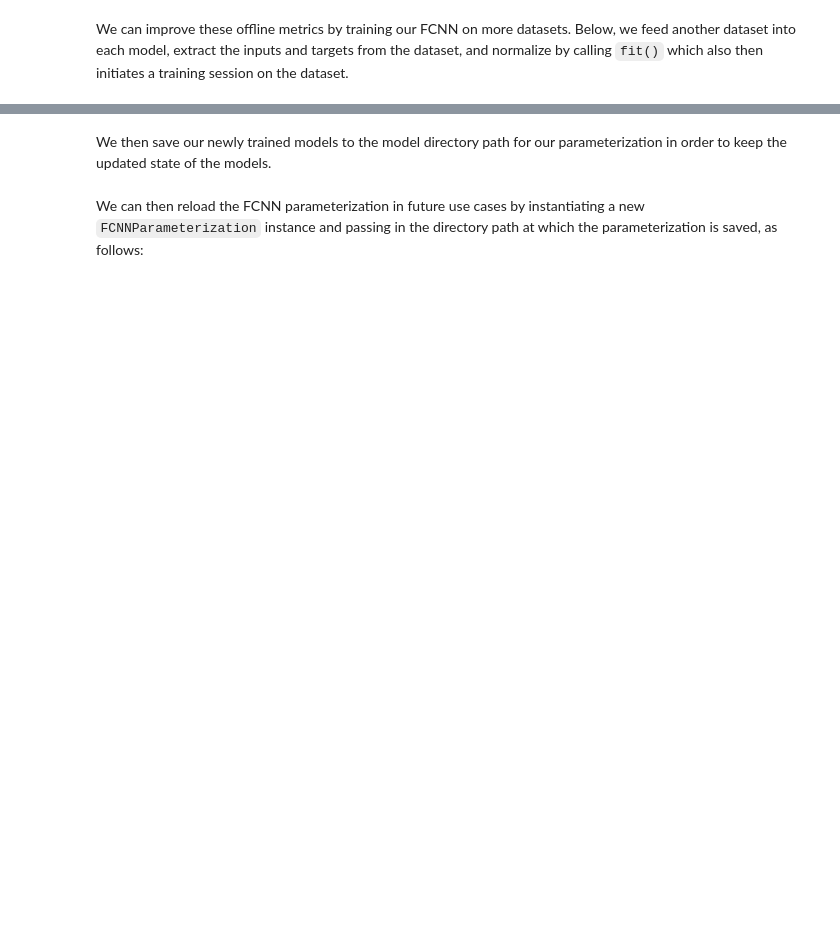
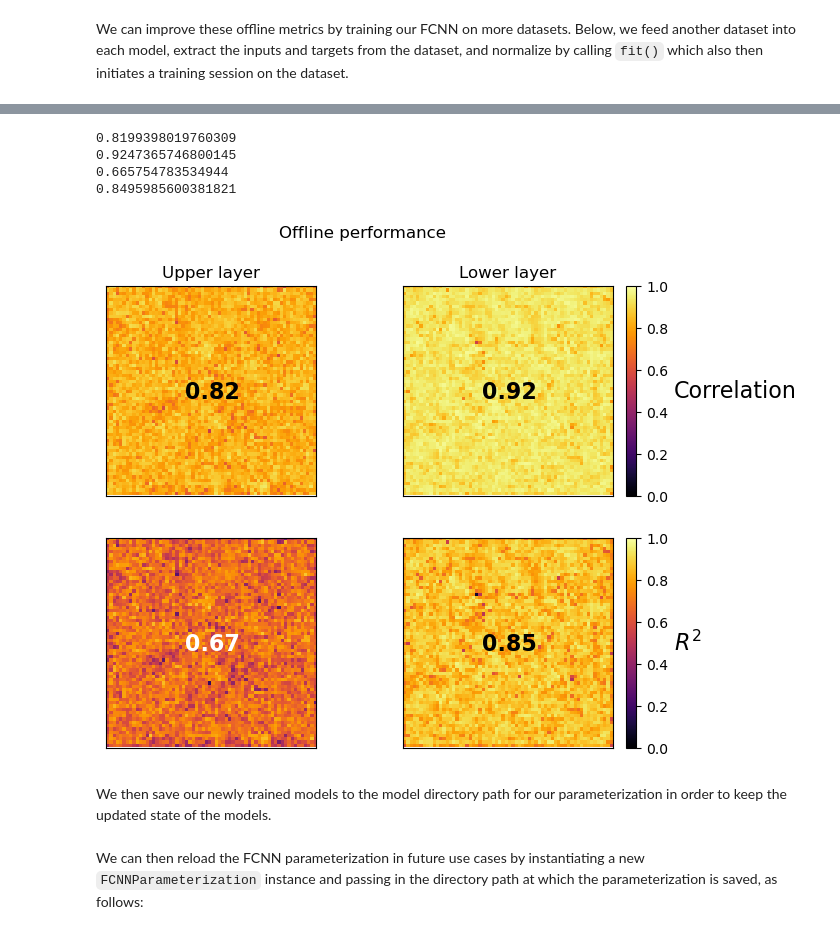
Before and after one commit to m2lines/MLwithQG, a Jupyter notebook: notebooks/Using Neural Networks for Subgrid Forcing Parameterizations.ipynb, the cells around one changed output, grey strips where cells are left out. Saved outputs shown, nothing was run; the diff lists cells and outputs as text; code cells hidden in the pictures; blank space fills up the shorter version.

```diff
--- a/notebooks/Using Neural Networks for Subgrid Forcing Parameterizations.ipynb
+++ b/notebooks/Using Neural Networks for Subgrid Forcing Parameterizations.ipynb
@@ -104,3 +104,6 @@ for m in param.models:
     new_inputs = m.extract_inputs(training_ds2)
     new_targets = m.extract_targets(training_ds2)
     m.fit(new_inputs, new_targets, rescale=True)
+# %%
+preds2 = param.test_offline(test_ds)
+preds2
@@ -107,3 +129,21 @@ for m in param.models:
+# %%
+plt.figure(figsize=(7.6,6)).suptitle("Offline performance")
+
+for z in [0,1]:
+    plt.subplot(2,2,z+1,title=f"{['Upper','Lower'][z]} layer")
+    imshow(preds2.q_subgrid_forcing_spatial_correlation.isel(lev=z))
+    if z: colorbar("Correlation")
+
+for z in [0,1]:
+    plt.subplot(2,2,z+3)
+    imshow(preds2.q_subgrid_forcing_spatial_skill.isel(lev=z))
+    if z: colorbar("$R^2$")
+# %% [output]
+0.8199398019760309
+0.9247365746800145
+0.665754783534944
+0.8495985600381821
+[figure, added]
 # %% [markdown]
 We then save our newly trained models to the model directory path for our parameterization in order to keep the updated state of the models.
 # %%
```
Also changed, not shown: parts of 4 cells of this notebook, 1 other file.
